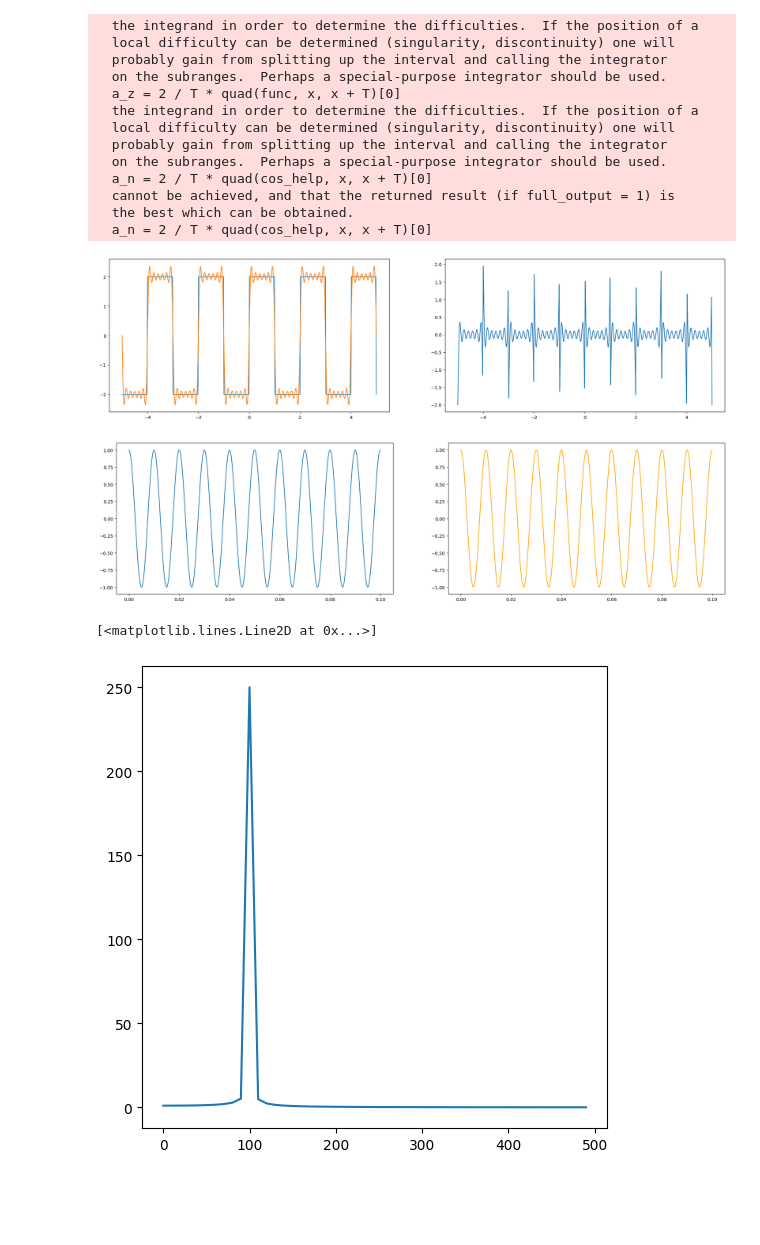
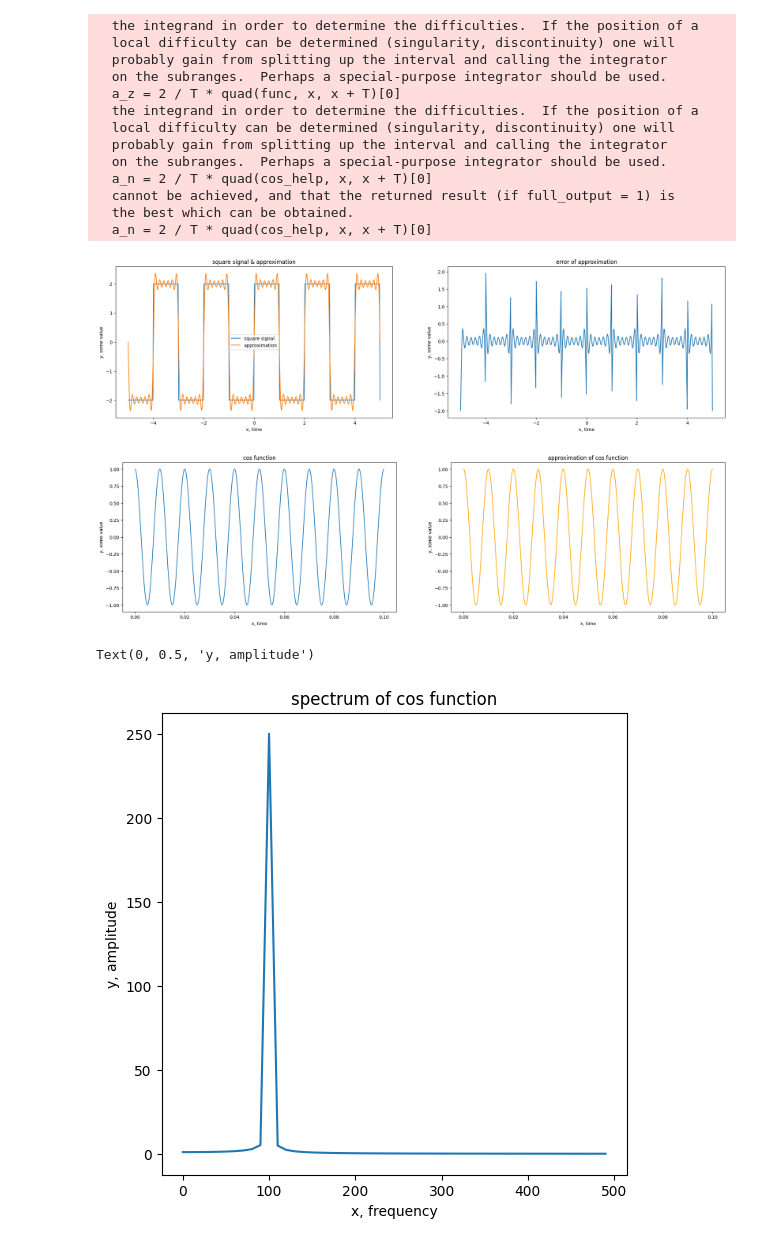
Before and after one commit to pimonov-student/another_digital_signal, a Jupyter notebook: lab_one.ipynb, the cells around one changed output. Cells and saved outputs as stored; diff of their text form; code cells hidden in the pictures; blank space fills up the shorter version.

```diff
--- a/lab_one.ipynb
+++ b/lab_one.ipynb
@@ -52,16 +52,23 @@ error = [y_square[i] - y_square_approximate[i] for i in range(500)]
 # %%
 plt.figure(figsize=(24, 6))
 
 plt.subplot(121)
 plt.plot(square_args, y_square)
 plt.plot(square_args, y_square_approximate)
+plt.title("square signal & approximation")
+plt.legend(["square signal", "approximation"])
+plt.xlabel("x, time")
+plt.ylabel("y, some value")
 
 plt.subplot(122)
 plt.plot(square_args, error)
+plt.title("error of approximation")
+plt.xlabel("x, time")
+plt.ylabel("y, some value")
 
 plt.show()
 # %% [output]
-[figure, old version]
+[figure, new version]
 # %%
 def cos_func(x):
     f = 100
@@ -78,13 +85,19 @@ plt.figure(figsize=(24, 6))
 
 plt.subplot(121)
 plt.plot(cos_args, y_cos)
+plt.title("cos function")
+plt.xlabel("x, time")
+plt.ylabel("y, some value")
 
 plt.subplot(122)
 plt.plot(cos_args, y_cos_approximate,'orange')
+plt.title("approximation of cos function")
+plt.xlabel("x, time")
+plt.ylabel("y, some value")
 
 plt.show()
 # %% [output]
-[figure, old version]
+[figure, new version]
 # %%
 y_fft = np.fft.fft(y_cos)
 x_fft = np.fft.fftfreq(500, 0.1 / 500)
@@ -92,9 +105,12 @@ x_fft = np.fft.fftfreq(500, 0.1 / 500)
 plt.figure(figsize=(6, 6))
 
 plt.plot(x_fft[0:50], np.abs(y_fft)[0:50])
+plt.title("spectrum of cos function")
+plt.xlabel("x, frequency")
+plt.ylabel("y, amplitude")
 # %% [output]
-[<matplotlib.lines.Line2D at 0x...>]
+Text(0, 0.5, 'y, amplitude')
-[figure, old version]
+[figure, new version]
 # %%
 y_square_fft = np.fft.fft(y_square)
 y_square_approximate_fft = np.fft.fft(y_square_approximate)
```
Also changed, not shown: parts of 2 cells of this notebook, 1 other file.
